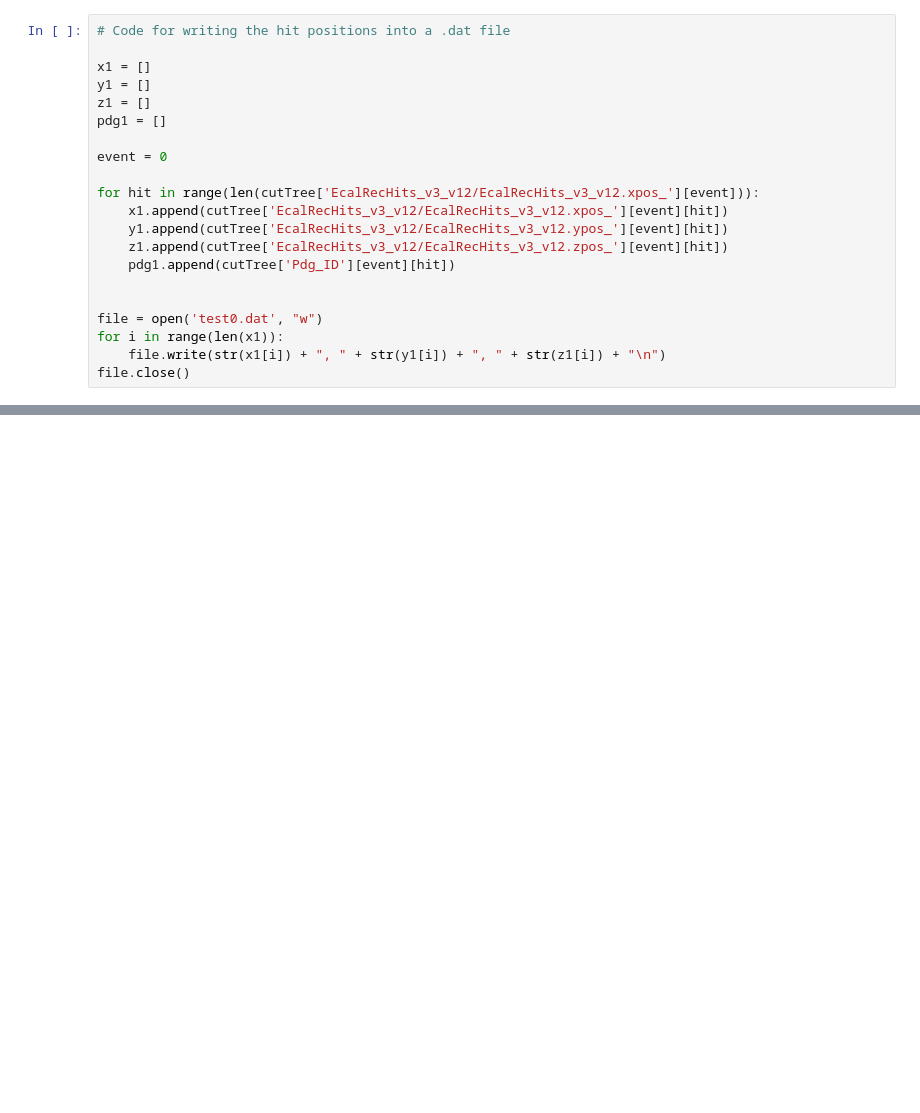
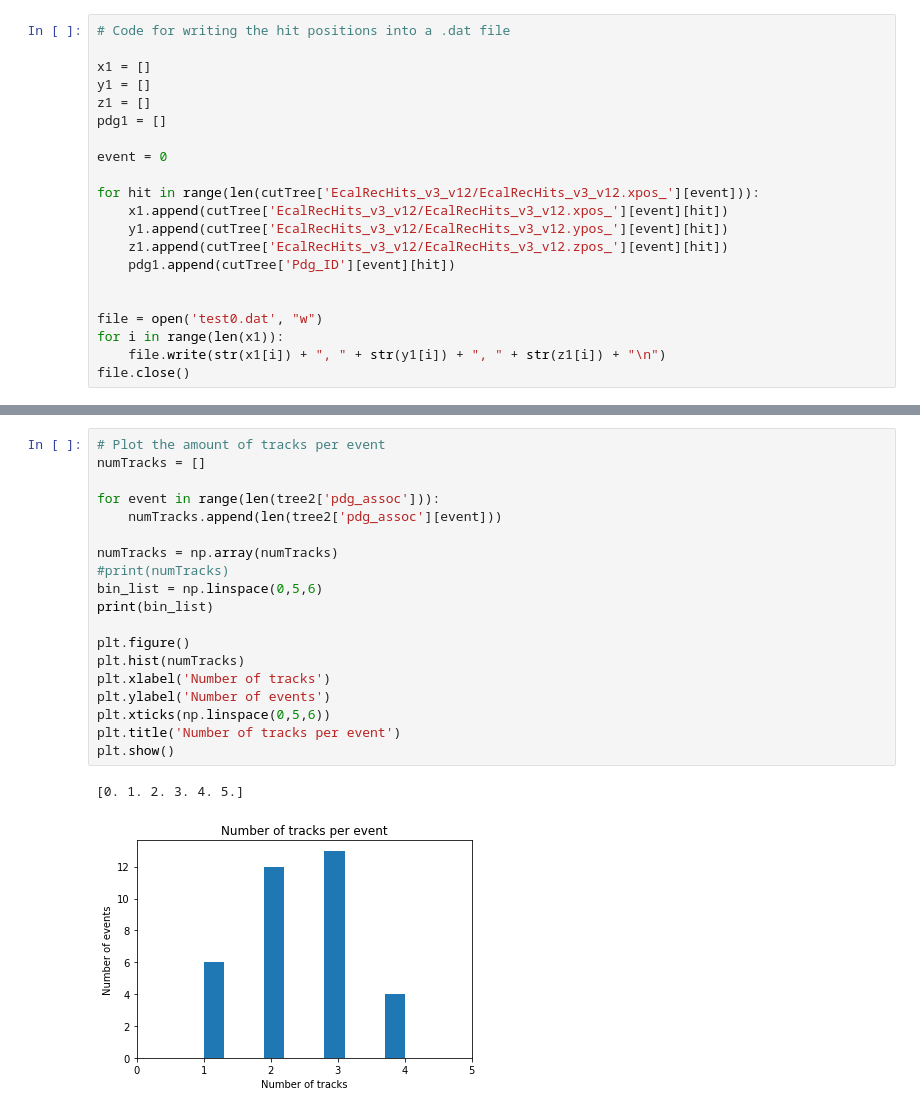
Before and after one commit to pbutti/ldmx_notebooks, a Jupyter notebook: triplets.ipynb, the cells around one changed output, grey strips where cells are left out. Cells and saved outputs as stored; diff of their text form; blank space fills up the shorter version.

```diff
--- a/triplets.ipynb
+++ b/triplets.ipynb
@@ -281,3 +397,25 @@ for branch2 in branches2:
+# %%
+# Plot the amount of tracks per event
+numTracks = []
+
+for event in range(len(tree2['pdg_assoc'])):
+    numTracks.append(len(tree2['pdg_assoc'][event]))
+
+numTracks = np.array(numTracks)
+#print(numTracks)
+bin_list = np.linspace(0,5,6)
+print(bin_list)
+
+plt.figure()
+plt.hist(numTracks)
+plt.xlabel('Number of tracks')
+plt.ylabel('Number of events')
+plt.xticks(np.linspace(0,5,6))
+plt.title('Number of tracks per event')
+plt.show()
+# %% [output]
+[0. 1. 2. 3. 4. 5.]
+[figure, added]
 # %%
 # Plot all of the points and trajectories (FOR DEBUGGING PURPOSES)
 import plotly.graph_objects as go
```
Also changed, not shown: parts of 5 cells of this notebook.
